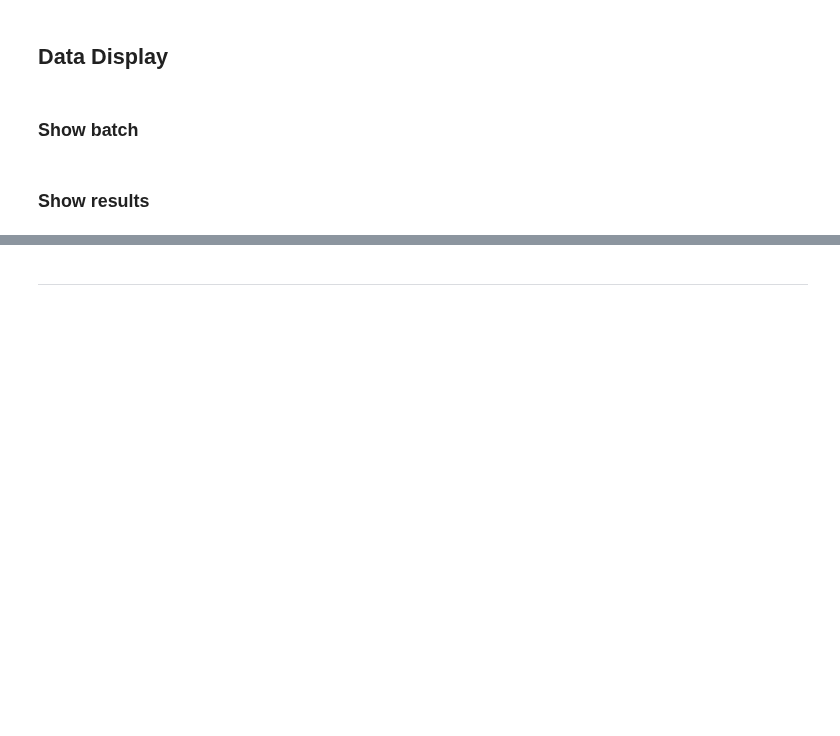
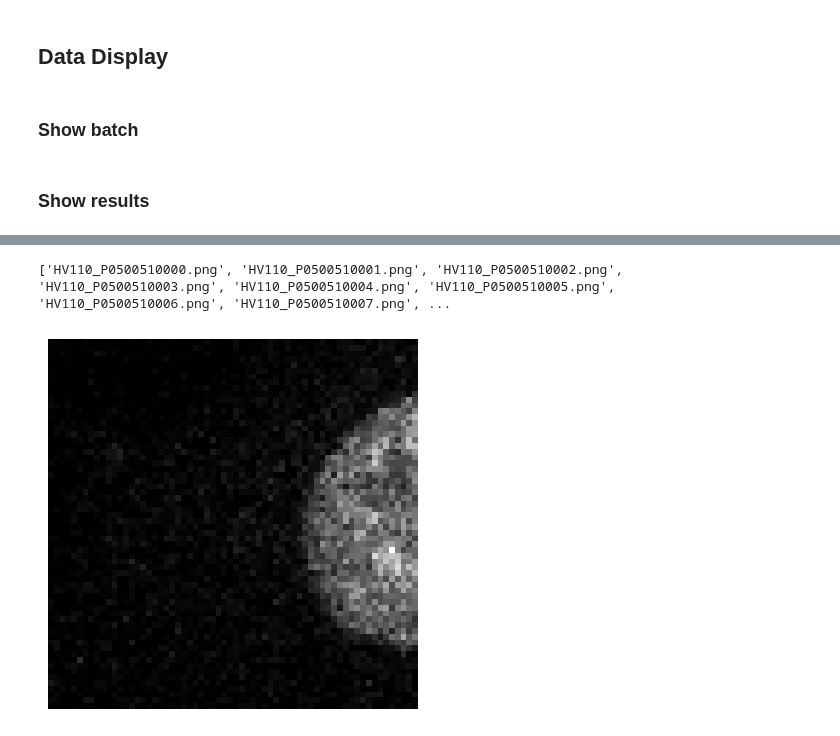
Before and after one commit to bmandracchia/bioMONAI, a Jupyter notebook: nbs/01_data.ipynb, the cells around one changed output, grey strips where cells are left out. Cells and saved outputs as stored; diff of their text form; code cells hidden in the pictures; blank space fills up the shorter version.

Commit message:
added patch preprocessing

```diff
--- a/nbs/01_data.ipynb
+++ b/nbs/01_data.ipynb
@@ -483,2 +470,0 @@ def show_results(x:BioImageBase, y:BioImageBase, samples, outs, ctxs=None, max_n
-# %% [markdown]
----
@@ -484,0 +554,19 @@ def show_results(x:BioImageBase, y:BioImageBase, samples, outs, ctxs=None, max_n
+# %%
+data_folder = '/home/biagio/Code/Noise2Model/_data/Confocal_BPAE_B/raw/1'
+gt_folder = '/home/biagio/Code/Noise2Model/_data/Confocal_BPAE_B/raw/1'
+output_folder = './_test'
+patch_size = (64,64)
+overlap =0
+save_patches_grid(data_folder, gt_folder, output_folder, patch_size, overlap)
+# %% [output]
+['HV110_P0500510000.png', 'HV110_P0500510001.png', 'HV110_P0500510002.png', 'HV110_P0500510003.png', 'HV110_P0500510004.png', 'HV110_P0500510005.png', 'HV110_P0500510006.png', 'HV110_P0500510007.png', ...
+# %%
+from bioMONAI.io import hdf5_reader
+from bioMONAI.visualize import plot_image
+
+file_path = './_test/HV110_P0500510000.h5/X/1'
+
+im , _ = hdf5_reader()(file_path)
+plot_image(im)
+# %% [output]
+[figure, added]
```
Also changed, not shown: parts of 12 cells of this notebook, 18 other files.
